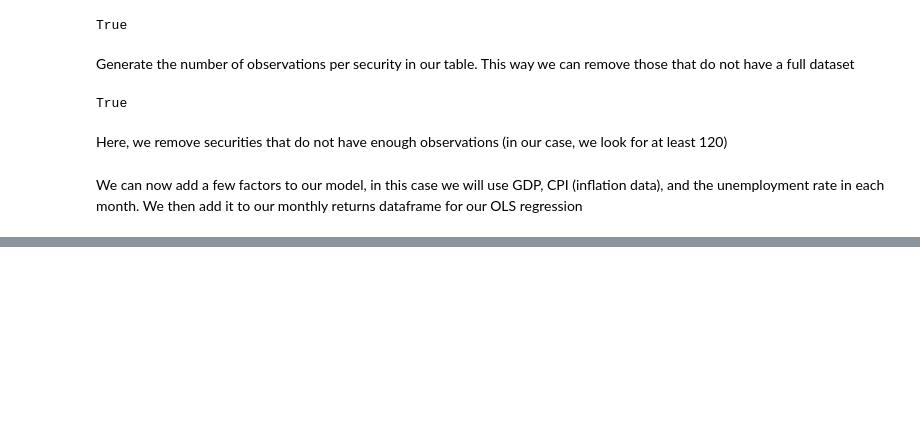
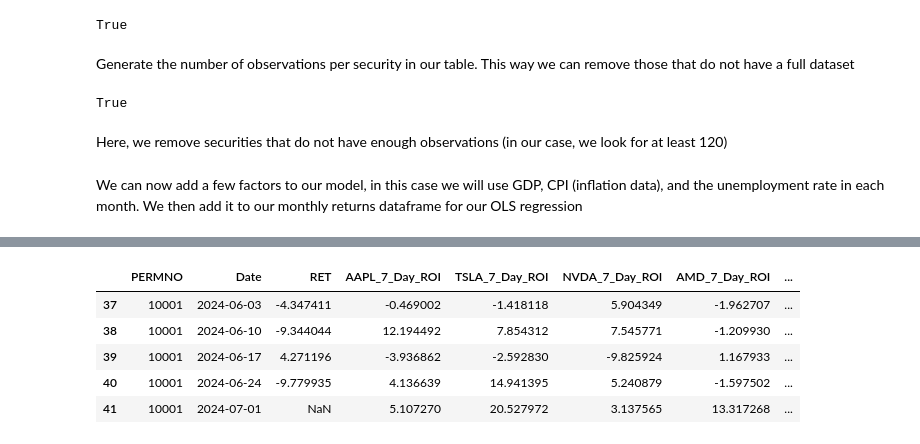
Before and after one commit to peterhindi/UBCTG-Factor-Research-Team, a Jupyter notebook: Factor_Model_Complete-For_Real.ipynb, the cells around one changed output, grey strips where cells are left out. Saved outputs shown, nothing was run; the diff lists cells and outputs as text; code cells hidden in the pictures; blank space fills up the shorter version.

```diff
--- a/Factor_Model_Complete-For_Real.ipynb
+++ b/Factor_Model_Complete-For_Real.ipynb
@@ -236,0 +338,9 @@ display(returnsdf)
+# %%
+returnsdf.tail()
+# %% [output]
+|  | PERMNO | Date | RET | AAPL_7_Day_ROI | TSLA_7_Day_ROI | NVDA_7_Day_ROI | AMD_7_Day_ROI | ... |
+| 37 | 10001 | 2024-06-03 | -4.347411 | -0.469002 | -1.418118 | 5.904349 | -1.962707 | ... |
+| 38 | 10001 | 2024-06-10 | -9.344044 | 12.194492 | 7.854312 | 7.545771 | -1.209930 | ... |
+| 39 | 10001 | 2024-06-17 | 4.271196 | -3.936862 | -2.592830 | -9.825924 | 1.167933 | ... |
+| 40 | 10001 | 2024-06-24 | -9.779935 | 4.136639 | 14.941395 | 5.240879 | -1.597502 | ... |
+| 41 | 10001 | 2024-07-01 | NaN | 5.107270 | 20.527972 | 3.137565 | 13.317268 | ... |
```
Also changed, not shown: parts of 8 cells of this notebook.
